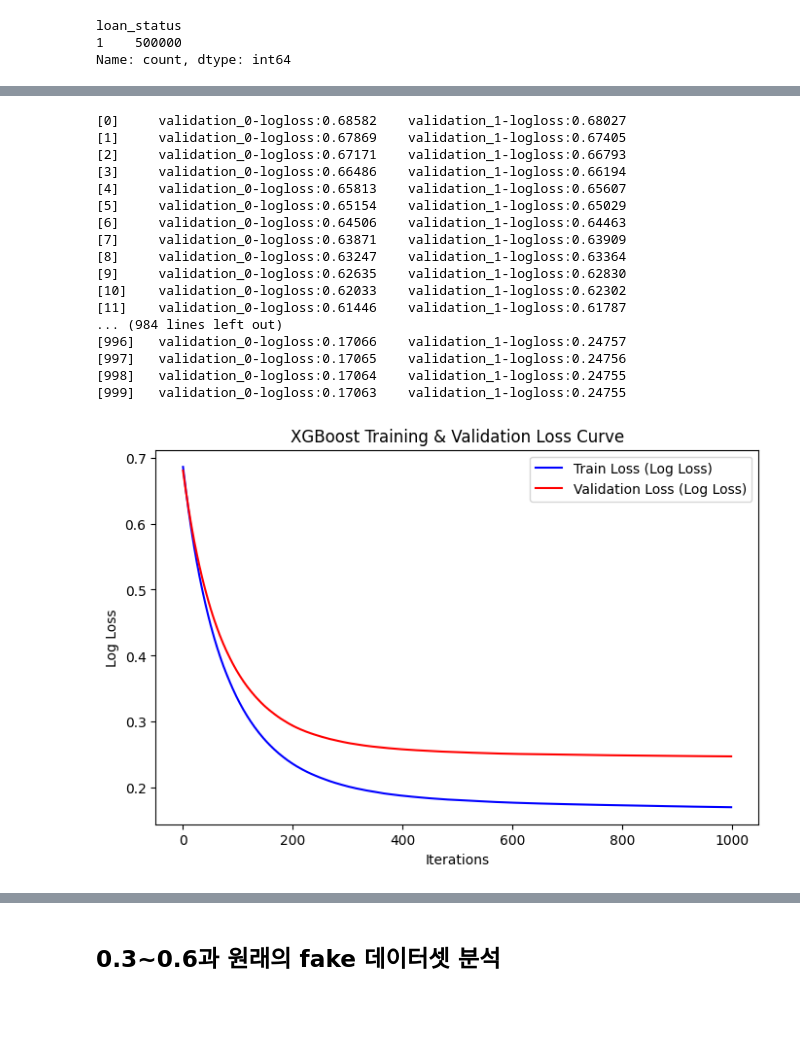
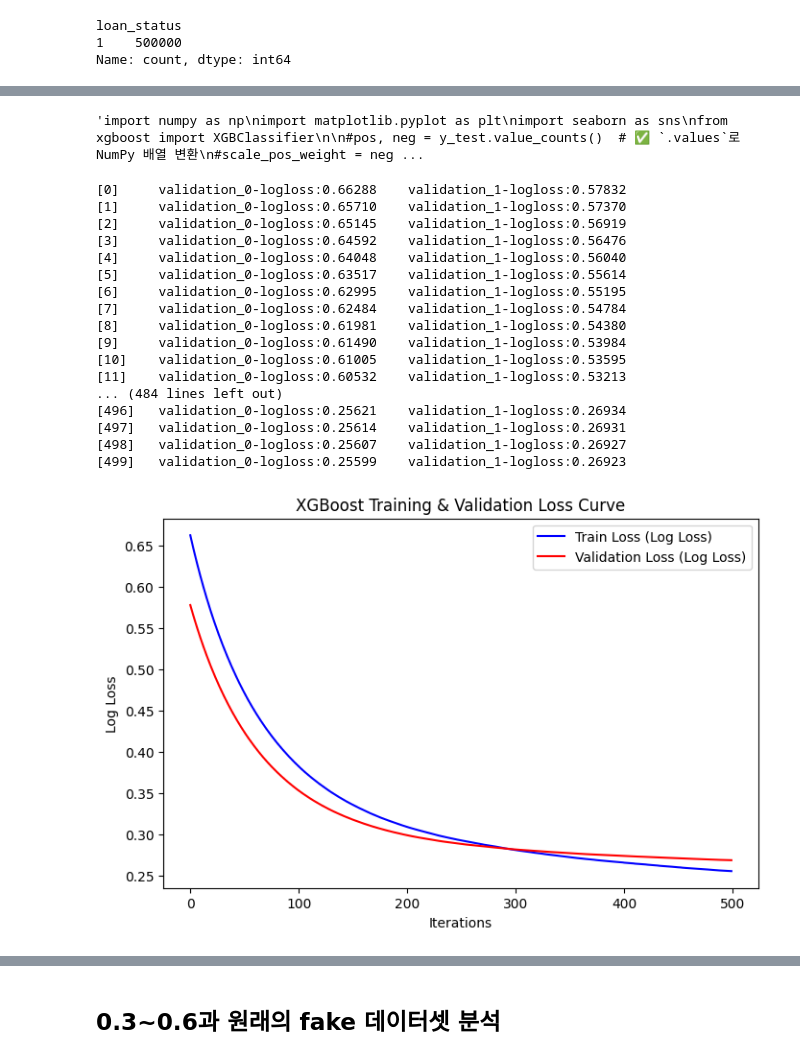
Before and after one commit to Seungminin/Data_Analysis_lending-club, a Jupyter notebook: Paper_code/probability_sample_extraction.ipynb, the cells around one changed output, grey strips where cells are left out. Saved outputs shown, nothing was run; the diff lists cells and outputs as text; code cells hidden in the pictures; blank space fills up the shorter version.

```diff
--- a/Paper_code/probability_sample_extraction.ipynb
+++ b/Paper_code/probability_sample_extraction.ipynb
@@ -495,8 +528,8 @@ len(fake)
 """X_fake = fake_50K.drop(columns='loan_status')
 y_fake = fake_50K[['loan_status']]"""
 
-X_fake = fake.drop(columns='loan_status')
-y_fake = fake[['loan_status']]
+X_fake = fake_Classification.drop(columns='loan_status')
+y_fake = fake_Classification[['loan_status']]
 # %%
 # 5️⃣ 예측 및 평가
 #y_pred = model.predict(X_fake)
@@ -512,9 +545,9 @@ X_fake_df['actual'] = y_fake.values
 
 #0.5이상인 것들 확인인
 filtered_fake = X_fake_df[(X_fake_df['actual'] == 1)&
-                     (X_fake_df['y_prob']>=0.6)&
-                     (X_fake_df['y_prob']<=0.8)]
+                     (X_fake_df['y_prob']>=0)&
+                     (X_fake_df['y_prob']<=0.9)]
 
 print(f"⚠️ 조건에 맞는 샘플 개수: {len(filtered_fake)}")
-display(filtered_fake.head())  # Jupyter 환경이면 이렇게
+display(filtered_fake.head())
 # %% [output]
@@ -578,12 +627,12 @@ fake3_10K = fake3.sample(n = 100000, random_state=42).reset_index(drop=True)
 # %%
 from sklearn.utils import shuffle
 
-fake_dataset = pd.concat([filtered_fake, fake2_20K])
-fake_total = pd.concat([fake_dataset,fake3_10K])
+#fake_dataset = pd.concat([filtered_fake, fake2_20K])
+#fake_total = pd.concat([fake_dataset,fake3_10K])
 
 train_dataset = pd.concat([X_train, y_train], axis=1)
 
-train_total = pd.concat([train_dataset,fake_total])
+train_total = pd.concat([train_dataset,filtered_fake])
 train_total = shuffle(train_total, random_state=42)
 # %%
 fake2['loan_status'].value_counts()
@@ -637,6 +686,25 @@ X_train = data_under.drop(columns=['loan_status'])  # Feature (입력 데이터)
 y_train = data_under[['loan_status']]  # Target (타겟 변수)
 # %%
 import numpy as np
+import matplotlib.pyplot as plt
+import seaborn as sns
+from xgboost import XGBClassifier
+
+pos, neg = y_test.value_counts()  # ✅ `.values`로 NumPy 배열 변환
+scale_pos_weight = neg / pos  # 클래스 비율 계산
+
+# 1️⃣ XGBoost 모델 정의
+model2 = XGBClassifier(
+    tree_method='hist',           # 큰 데이터에 적합
+    grow_policy='lossguide',      # 깊이보다 손실 감소 기준으로 split
+    max_leaves=64,                # 최대 리프 노드 개수
+    learning_rate=0.01,
+    n_estimators=500,
+    eval_metric='logloss',
+    random_state=42
+)
+
+"""import numpy as np
 import matplotlib.pyplot as plt
 import seaborn as sns
 from xgboost import XGBClassifier
@@ -645,7 +713,7 @@ from xgboost import XGBClassifier
 #scale_pos_weight = neg / pos  # 클래스 비율 계산
 
 # 1️⃣ XGBoost 모델 정의
-model2 = XGBClassifier(
+model_base = XGBClassifier(
     #scale_pos_weight=scale_pos_weight,
     n_estimators=1000,
     learning_rate=0.01,
@@ -653,7 +721,9 @@ model2 = XGBClassifier(
     eval_metric="logloss",
     random_state=42,
     verbose = True
-)
+)"""
+# %% [output]
+'import numpy as np\nimport matplotlib.pyplot as plt\nimport seaborn as sns\nfrom xgboost import XGBClassifier\n\n#pos, neg = y_test.value_counts()  # ✅ `.values`로 NumPy 배열 변환\n#scale_pos_weight = neg ...
 # %%
 model2.fit(
     X_train, y_train,
@@ -667,52 +737,52 @@ train_loss = evals_result['validation_0']['logloss']  # Training Loss
 val_loss = evals_result['validation_1']['logloss']    # Validation Loss
 
 # 4️⃣ Train & Validation Loss 시각화
 plt.figure(figsize=(8, 5))
 plt.plot(train_loss, label='Train Loss (Log Loss)', color='blue')
 plt.plot(val_loss, label='Validation Loss (Log Loss)', color='red')
 plt.xlabel('Iterations')
 plt.ylabel('Log Loss')
 plt.title('XGBoost Training & Validation Loss Curve')
 plt.legend()
 plt.show()
 
 # 5️⃣ 예측 및 평가
 #y_pred = model.predict(X_test)
 y_prob = model2.predict_proba(X_test)[:, 1]  # ROC Curve & PRC에 필요
 
-threshold = 0.6
+threshold = 0.5
 y_pred = (y_prob >= threshold).astype(int)
 
 # 🔹 Classification Report 출력
 print("🔹 Classification Report:")
 print(classification_report(y_test, y_pred))
 
 # 6️⃣ ROC Curve & AUC-ROC 계산
 fpr, tpr, _ = roc_curve(y_test, y_prob)
 auc_roc = auc(fpr, tpr)
 
 # 7️⃣ Precision-Recall Curve & AU-PRC 계산
 precision, recall, _ = precision_recall_curve(y_test, y_prob)
 auc_prc = auc(recall, precision)
 # %% [output]
-[0]     validation_0-logloss:0.68582    validation_1-logloss:0.68027
-[1]     validation_0-logloss:0.67869    validation_1-logloss:0.67405
-[2]     validation_0-logloss:0.67171    validation_1-logloss:0.66793
-[3]     validation_0-logloss:0.66486    validation_1-logloss:0.66194
-[4]     validation_0-logloss:0.65813    validation_1-logloss:0.65607
-[5]     validation_0-logloss:0.65154    validation_1-logloss:0.65029
-[6]     validation_0-logloss:0.64506    validation_1-logloss:0.64463
-[7]     validation_0-logloss:0.63871    validation_1-logloss:0.63909
-[8]     validation_0-logloss:0.63247    validation_1-logloss:0.63364
-[9]     validation_0-logloss:0.62635    validation_1-logloss:0.62830
-[10]    validation_0-logloss:0.62033    validation_1-logloss:0.62302
-[11]    validation_0-logloss:0.61446    validation_1-logloss:0.61787
-... (984 lines left out)
-[996]   validation_0-logloss:0.17066    validation_1-logloss:0.24757
-[997]   validation_0-logloss:0.17065    validation_1-logloss:0.24756
-[998]   validation_0-logloss:0.17064    validation_1-logloss:0.24755
-[999]   validation_0-logloss:0.17063    validation_1-logloss:0.24755
+[0]     validation_0-logloss:0.66288    validation_1-logloss:0.57832
+[1]     validation_0-logloss:0.65710    validation_1-logloss:0.57370
+[2]     validation_0-logloss:0.65145    validation_1-logloss:0.56919
+[3]     validation_0-logloss:0.64592    validation_1-logloss:0.56476
+[4]     validation_0-logloss:0.64048    validation_1-logloss:0.56040
+[5]     validation_0-logloss:0.63517    validation_1-logloss:0.55614
+[6]     validation_0-logloss:0.62995    validation_1-logloss:0.55195
+[7]     validation_0-logloss:0.62484    validation_1-logloss:0.54784
+[8]     validation_0-logloss:0.61981    validation_1-logloss:0.54380
+[9]     validation_0-logloss:0.61490    validation_1-logloss:0.53984
+[10]    validation_0-logloss:0.61005    validation_1-logloss:0.53595
+[11]    validation_0-logloss:0.60532    validation_1-logloss:0.53213
+... (484 lines left out)
+[496]   validation_0-logloss:0.25621    validation_1-logloss:0.26934
+[497]   validation_0-logloss:0.25614    validation_1-logloss:0.26931
+[498]   validation_0-logloss:0.25607    validation_1-logloss:0.26927
+[499]   validation_0-logloss:0.25599    validation_1-logloss:0.26923
-[figure, old version]
+[figure, new version]
 🔹 Classification Report:
               precision    recall  f1-score   support
 
```
Also changed, not shown: parts of 38 cells of this notebook.
